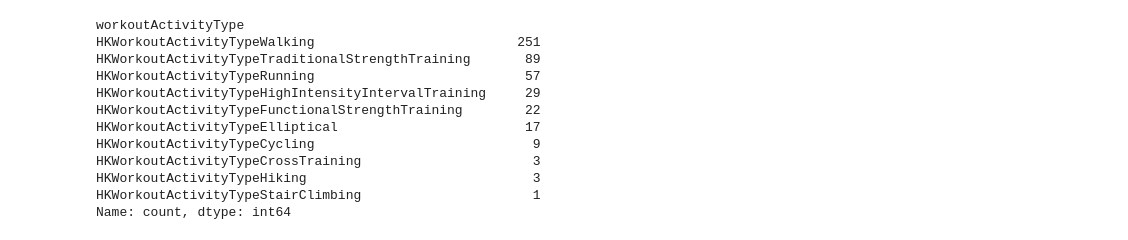
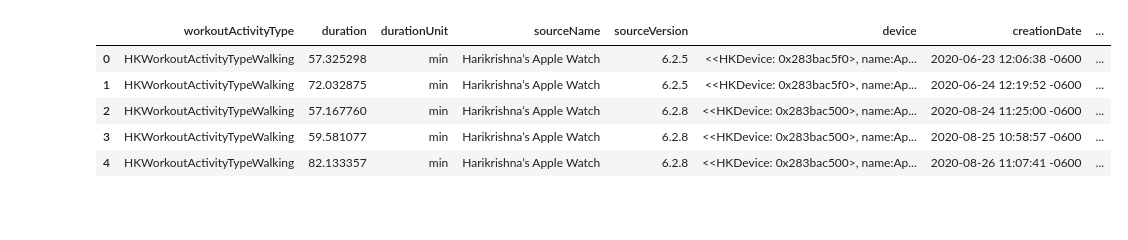
Before and after one commit to harikrishnad1997/Apple_watch_data_experiements, a Jupyter notebook: 01_eda.ipynb, the cells around one changed output. Drawn from its saved outputs; the diff is of its cells as text; code cells hidden in the pictures; blank space fills up the shorter version.

```diff
--- a/01_eda.ipynb
+++ b/01_eda.ipynb
@@ -98,15 +13,65 @@ Name: count, dtype: int64
-# %%
-workout_data['workoutActivityType'].value_counts()
-# %% [output]
-workoutActivityType
-HKWorkoutActivityTypeWalking                          251
-HKWorkoutActivityTypeTraditionalStrengthTraining       89
-HKWorkoutActivityTypeRunning                           57
-HKWorkoutActivityTypeHighIntensityIntervalTraining     29
-HKWorkoutActivityTypeFunctionalStrengthTraining        22
-HKWorkoutActivityTypeElliptical                        17
-HKWorkoutActivityTypeCycling                            9
-HKWorkoutActivityTypeCrossTraining                      3
-HKWorkoutActivityTypeHiking                             3
-HKWorkoutActivityTypeStairClimbing                      1
-Name: count, dtype: int64
+# %%
+# Define an empty list to store extracted data
+workout_data = []
+
+xml_directory = os.path.dirname('data/export.xml')
+
+# Iterate through each Workout element in the XML
+for workout in root.findall('Workout'):
+    # Extract relevant attributes
+    workout_activity_type = workout.attrib.get('workoutActivityType')
+    duration = float(workout.attrib.get('duration', 0))
+    duration_unit = workout.attrib.get('durationUnit')
+    source_name = workout.attrib.get('sourceName')
+    source_version = workout.attrib.get('sourceVersion')
+    device = workout.attrib.get('device')
+    creation_date = workout.attrib.get('creationDate')
+    start_date = workout.attrib.get('startDate')
+    end_date = workout.attrib.get('endDate')
+
+    # Extract energy burned and elevation gain from WorkoutStatistics elements
+    energy_burned = 0
+    elevation_gain = 0
+    for stat in workout.findall('.//WorkoutStatistics'):
+        stat_type = stat.attrib.get('type')
+        if stat_type == 'HKQuantityTypeIdentifierActiveEnergyBurned':
+            energy_burned = float(stat.attrib.get('sum', 0))
+        elif stat_type == 'HKQuantityTypeIdentifierAppleExerciseTime': # assuming elevation gain is measured in this type
+            elevation_gain = float(stat.attrib.get('sum', 0))
+
+    # Extract GPX path from WorkoutRoute elements
+    gpx_path = ""
+    for route in workout.findall('.//WorkoutRoute'):
+        file_reference = route.find("./FileReference[@path]")
+        if file_reference is not None:
+            relative_path = file_reference.get('path')
+            gpx_path = os.path.join(xml_directory, relative_path)
+
+    # Append the extracted data to the list
+    workout_data.append({
+        'workoutActivityType': workout_activity_type,
+        'duration': duration,
+        'durationUnit': duration_unit,
+        'sourceName': source_name,
+        'sourceVersion': source_version,
+        'device': device,
+        'creationDate': creation_date,
+        'startDate': start_date,
+        'endDate': end_date,
+        'energyBurned': energy_burned,
+        'elevationGain': elevation_gain,
+        'gpxPath': gpx_path
+    })
+
+# Convert the list of dictionaries into a pandas DataFrame
+workout_df = pd.DataFrame(workout_data)
+
+# Display the DataFrame
+workout_df.head()
+# %% [output]
+|  | workoutActivityType | duration | durationUnit | sourceName | sourceVersion | device | creationDate | ... |
+| 0 | HKWorkoutActivityTypeWalking | 57.325298 | min | Harikrishna’s Apple Watch | 6.2.5 | <<HKDevice: 0x283bac5f0>, name:Ap... | 2020-06-23 12:06:38 -0600 | ... |
+| 1 | HKWorkoutActivityTypeWalking | 72.032875 | min | Harikrishna’s Apple Watch | 6.2.5 | <<HKDevice: 0x283bac5f0>, name:Ap... | 2020-06-24 12:19:52 -0600 | ... |
+| 2 | HKWorkoutActivityTypeWalking | 57.167760 | min | Harikrishna’s Apple Watch | 6.2.8 | <<HKDevice: 0x283bac500>, name:Ap... | 2020-08-24 11:25:00 -0600 | ... |
+| 3 | HKWorkoutActivityTypeWalking | 59.581077 | min | Harikrishna’s Apple Watch | 6.2.8 | <<HKDevice: 0x283bac500>, name:Ap... | 2020-08-25 10:58:57 -0600 | ... |
+| 4 | HKWorkoutActivityTypeWalking | 82.133357 | min | Harikrishna’s Apple Watch | 6.2.8 | <<HKDevice: 0x283bac500>, name:Ap... | 2020-08-26 11:07:41 -0600 | ... |
```
Also changed, not shown: parts of 15 cells of this notebook, 3 other files.
